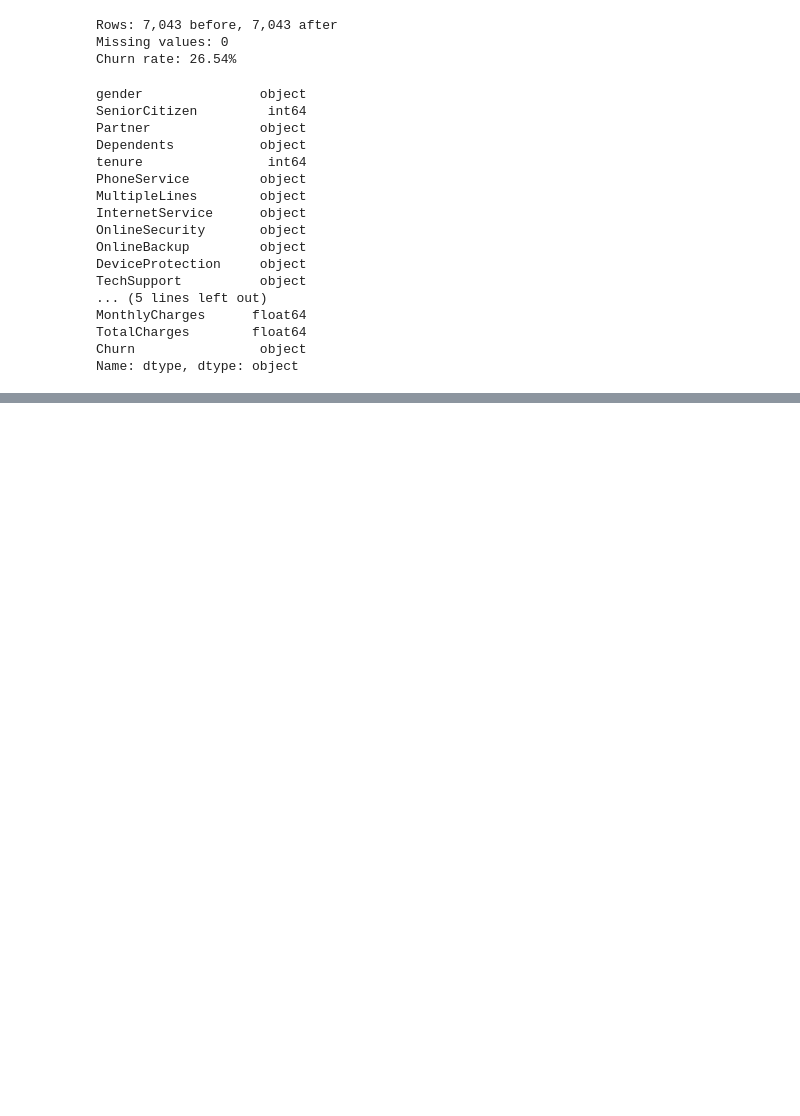
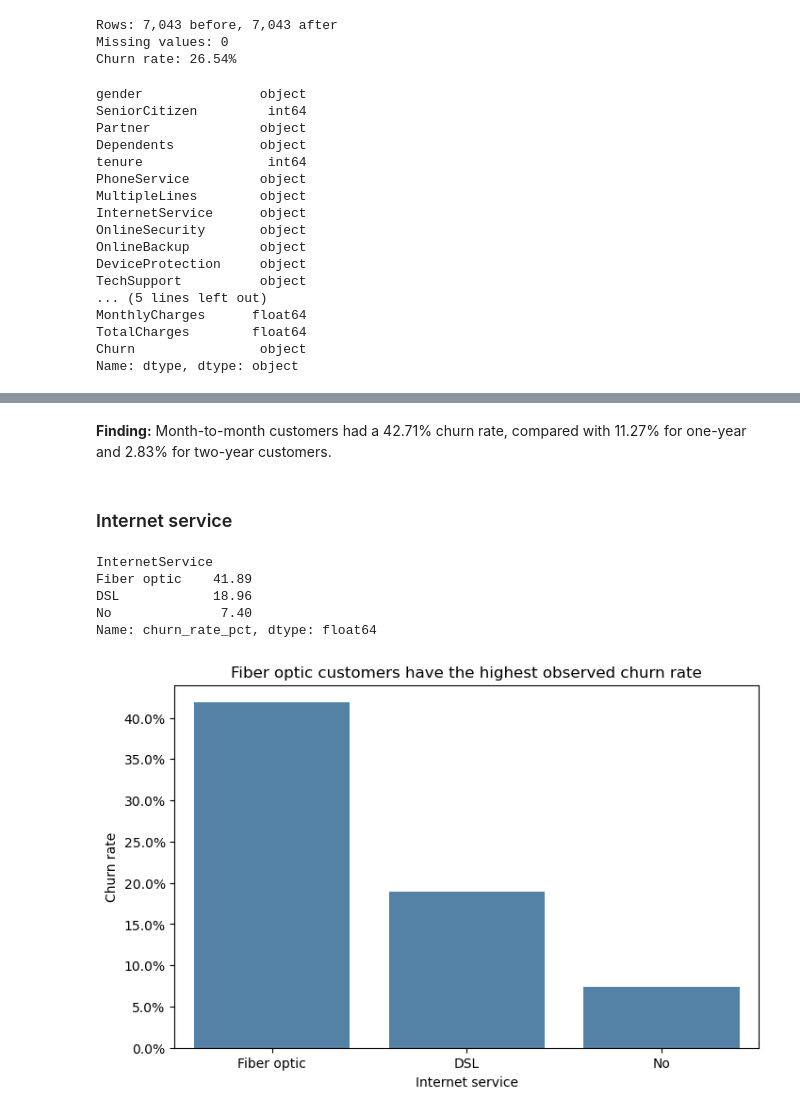
Before and after one commit to adhil-51006/telco-churn-analysis, a Jupyter notebook: churn_analysis.ipynb, the cells around one changed output, grey strips where cells are left out. Cells and saved outputs as stored; diff of their text form; code cells hidden in the pictures; blank space fills up the shorter version.

```diff
--- a/churn_analysis.ipynb
+++ b/churn_analysis.ipynb
@@ -130,0 +157,20 @@ Name: dtype, dtype: object
+# %% [markdown]
+**Finding:** Month-to-month customers had a 42.71% churn rate, compared with 11.27% for one-year and 2.83% for two-year customers.
+# %% [markdown]
+### Internet service
+# %%
+internet_churn = df.groupby("InternetService")["Churn"].apply(lambda values: values.eq("Yes").mean()).sort_values(ascending=False)
+display((internet_churn * 100).round(2).rename("churn_rate_pct"))
+
+fig, ax = plt.subplots(figsize=(8, 5))
+sns.barplot(x=internet_churn.index, y=internet_churn.values, color="steelblue", ax=ax)
+ax.set(title="Fiber optic customers have the highest observed churn rate", xlabel="Internet service", ylabel="Churn rate")
+ax.yaxis.set_major_formatter(PercentFormatter(1))
+plt.show()
+# %% [output]
+InternetService
+Fiber optic    41.89
+DSL            18.96
+No              7.40
+Name: churn_rate_pct, dtype: float64
+[figure, added]
```
Also changed, not shown: parts of 10 cells of this notebook.
